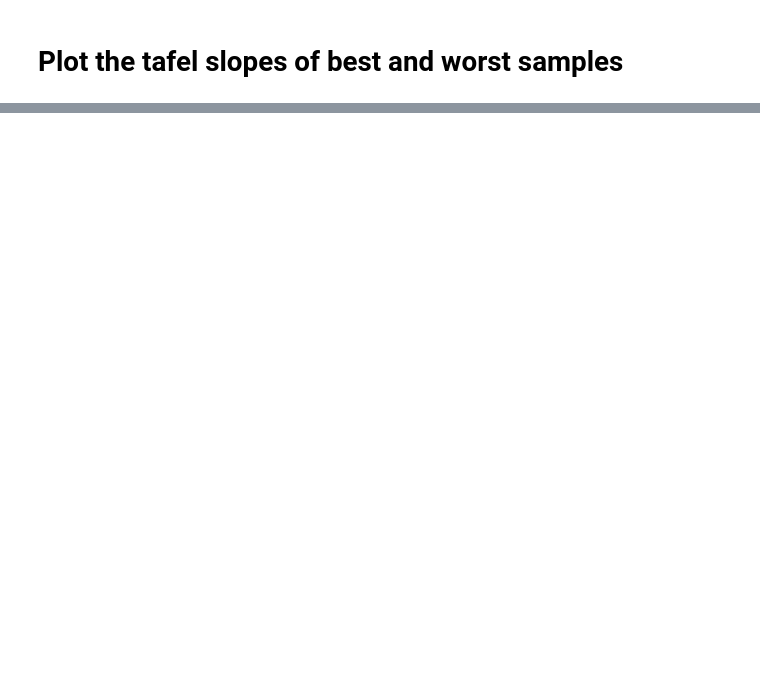
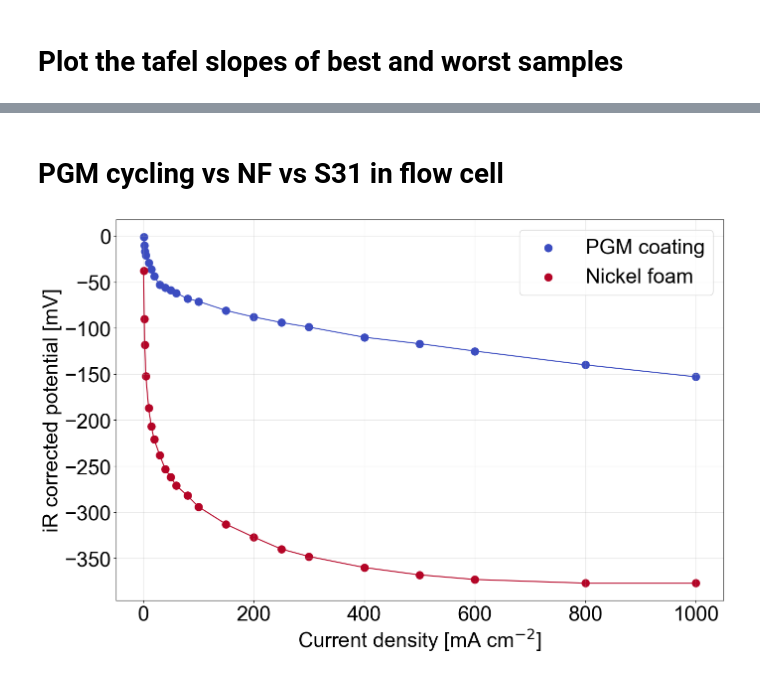
Before and after one commit to Pele905/Ni_Mo_CatBot-optimization-public, a Jupyter notebook: detailed_data_analysis.ipynb, the cells around one changed output, grey strips where cells are left out. Drawn from its saved outputs; the diff is of its cells as text; code cells hidden in the pictures; blank space fills up the shorter version.

```diff
--- a/detailed_data_analysis.ipynb
+++ b/detailed_data_analysis.ipynb
@@ -410,0 +414,32 @@ plt.show()
+# %% [markdown]
+# PGM cycling vs NF vs S31 in flow cell
+# %%
+#
+#
+current_densities = [1, 2, 3, 5, 10, 15, 20, 30, 40, 50, 60, 80, 100, 150, 200, 250, 300, 400, 500, 600, 800, 1000]
+PGM_testing_data = np.array([ -0.001, -0.01, -0.017, -0.021, -0.029, -0.036, -0.044, -0.053, -0.056, -0.059, -0.062, -0.068, -0.071, -0.081, -0.088, -0.094, -0.099, -0.11, -0.117, -0.125, -0.14, -0.153]) * 1000
+NF_data = np.array([ -0.038, -0.09, -0.118, -0.152, -0.187, -0.207, -0.221, -0.238, -0.253, -0.262, -0.271, -0.282, -0.294, -0.313, -0.327, -0.34, -0.348, -0.36, -0.368, -0.373, -0.377, -0.377]) * 1000
+
+plt.figure(figsize=(14, 9))
+
+colors = plt.cm.coolwarm(np.linspace(0, 1, 2))
+
+plt.scatter(current_densities, PGM_testing_data, color=colors[0], linewidth=2, s = 100, label="PGM coating")
+plt.scatter(current_densities, NF_data, color=colors[1], linewidth=2,s = 100, label="Nickel foam")
+
+plt.plot(current_densities, PGM_testing_data, color=colors[0])
+plt.plot(current_densities, NF_data, color=colors[1])
+
+plt.xlabel(r"Current density [mA cm$^{-2}$]", fontsize=30)
+plt.ylabel("iR corrected potential [mV]", fontsize=30)
+
+plt.xticks(fontsize=30)
+plt.yticks(fontsize=30)
+
+plt.legend(fontsize=30)
+plt.grid(True, alpha=0.3)
+
+plt.tight_layout()
+plt.show()
+# %% [output]
+[figure, added]
```
Also changed, not shown: parts of 6 cells of this notebook, 11 other files.
